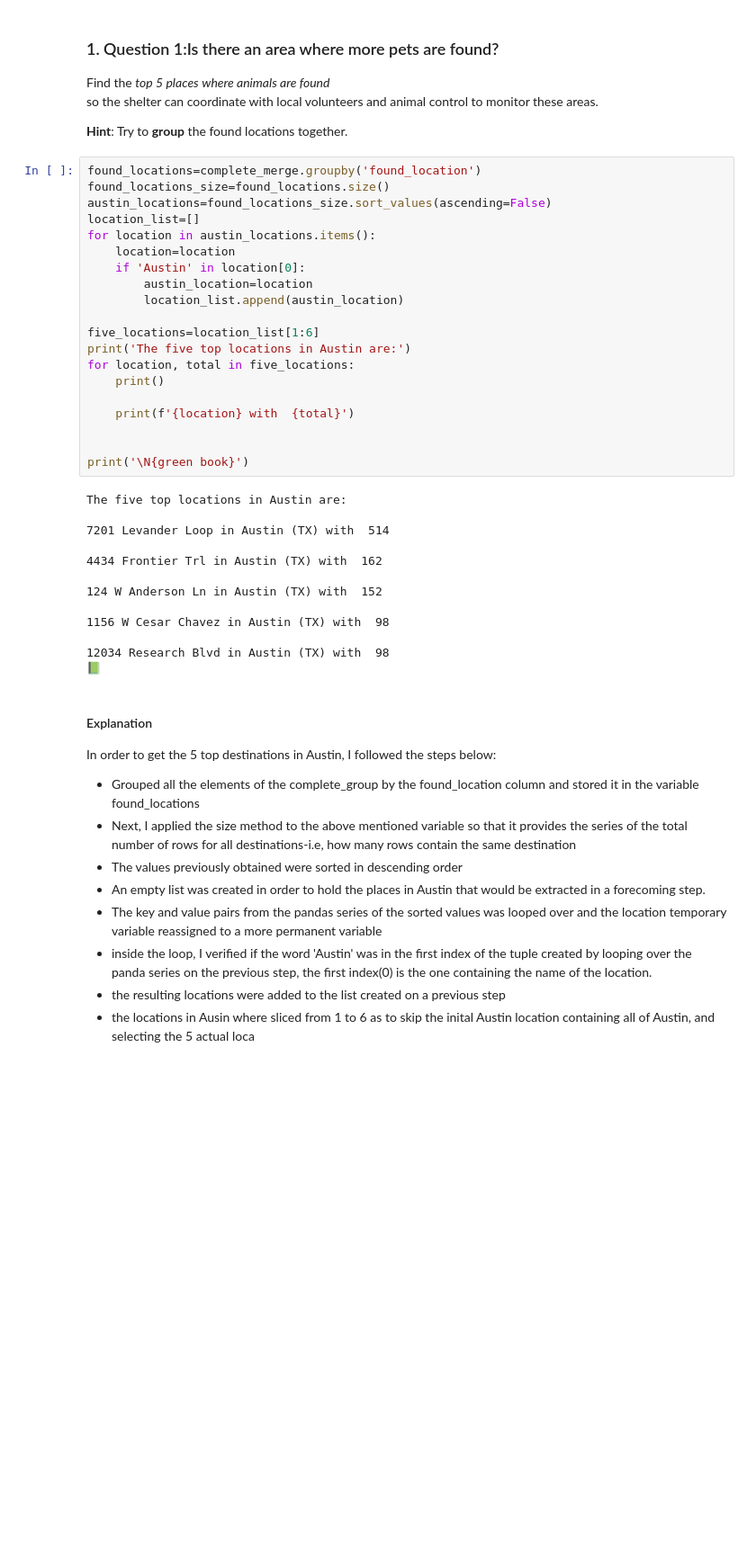
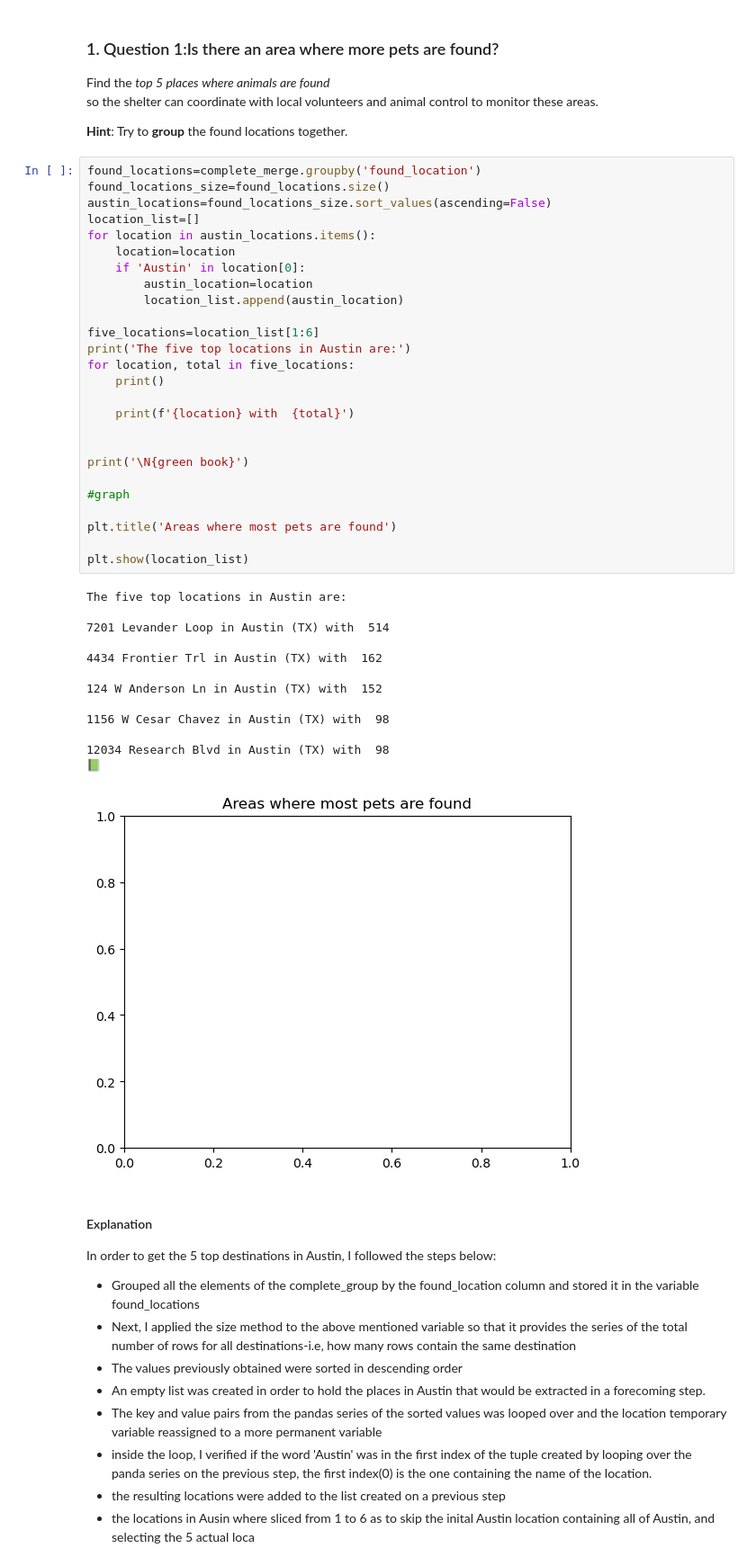
Before and after one commit to sahvsergio/treehouse_data_analysis_techdegree_unit5, a Jupyter notebook: Pet Shelter Analysis.ipynb, the cells around one changed output. Shown at 90% size. Cells and saved outputs as stored; diff of their text form; blank space fills up the shorter version.

```diff
--- a/Pet Shelter Analysis.ipynb
+++ b/Pet Shelter Analysis.ipynb
@@ -337,33 +354,40 @@ found_locations_size=found_locations.size()
 austin_locations=found_locations_size.sort_values(ascending=False)
 location_list=[]
 for location in austin_locations.items():
     location=location
     if 'Austin' in location[0]:
         austin_location=location
         location_list.append(austin_location)
 
 five_locations=location_list[1:6]
 print('The five top locations in Austin are:')
 for location, total in five_locations:
     print()
 
     print(f'{location} with  {total}')
 
 
 print('\N{green book}')
+
+#graph
+
+plt.title('Areas where most pets are found')
+
+plt.show(location_list)
 # %% [output]
 The five top locations in Austin are:
 
 7201 Levander Loop in Austin (TX) with  514
 
 4434 Frontier Trl in Austin (TX) with  162
 
 124 W Anderson Ln in Austin (TX) with  152
 
 1156 W Cesar Chavez in Austin (TX) with  98
 
 12034 Research Blvd in Austin (TX) with  98
 📗
+[figure, added]
 # %% [markdown]
 #### Explanation
 In order to get the 5 top destinations in Austin, I followed the steps below:
```
Also changed, not shown: parts of 5 cells of this notebook.
